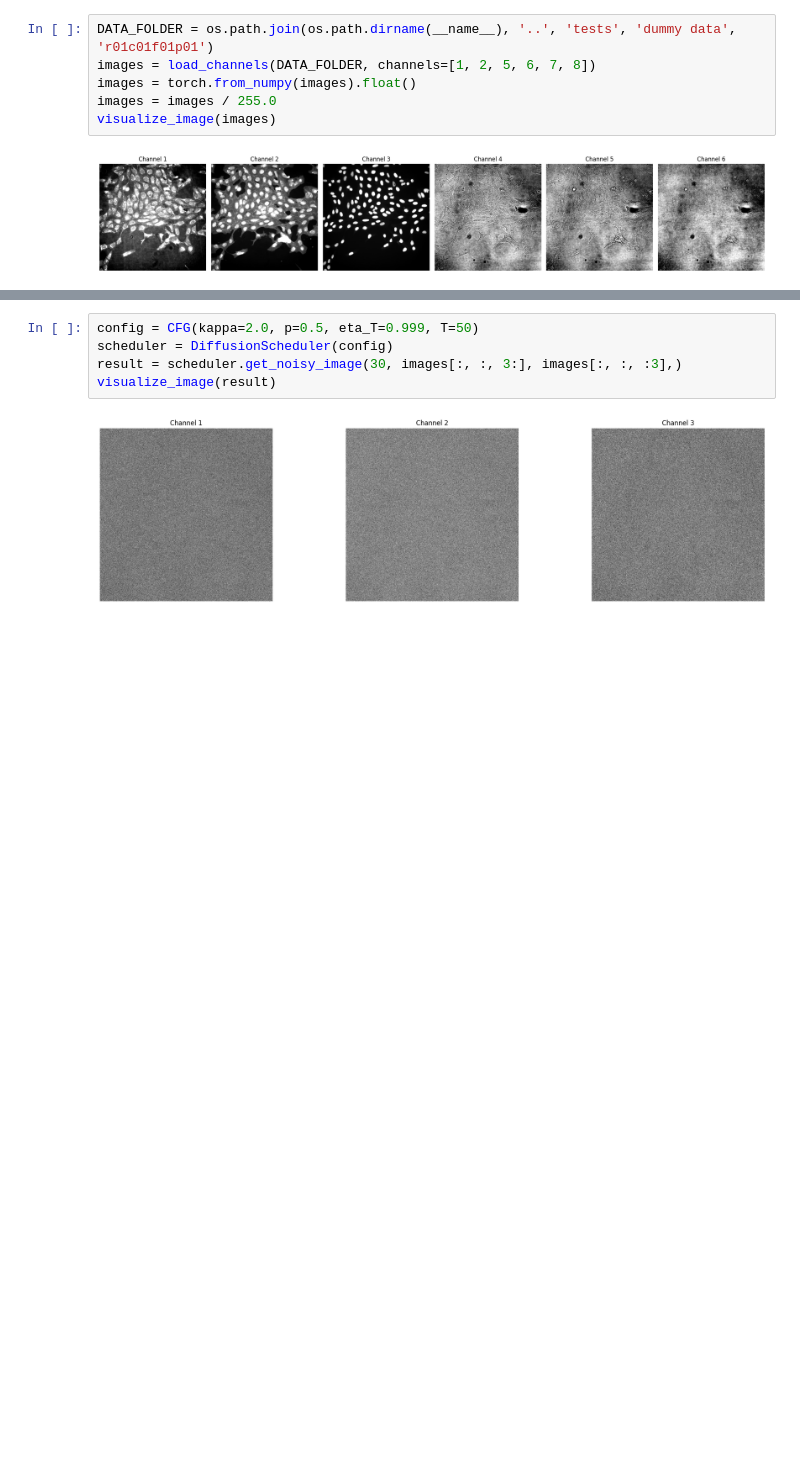
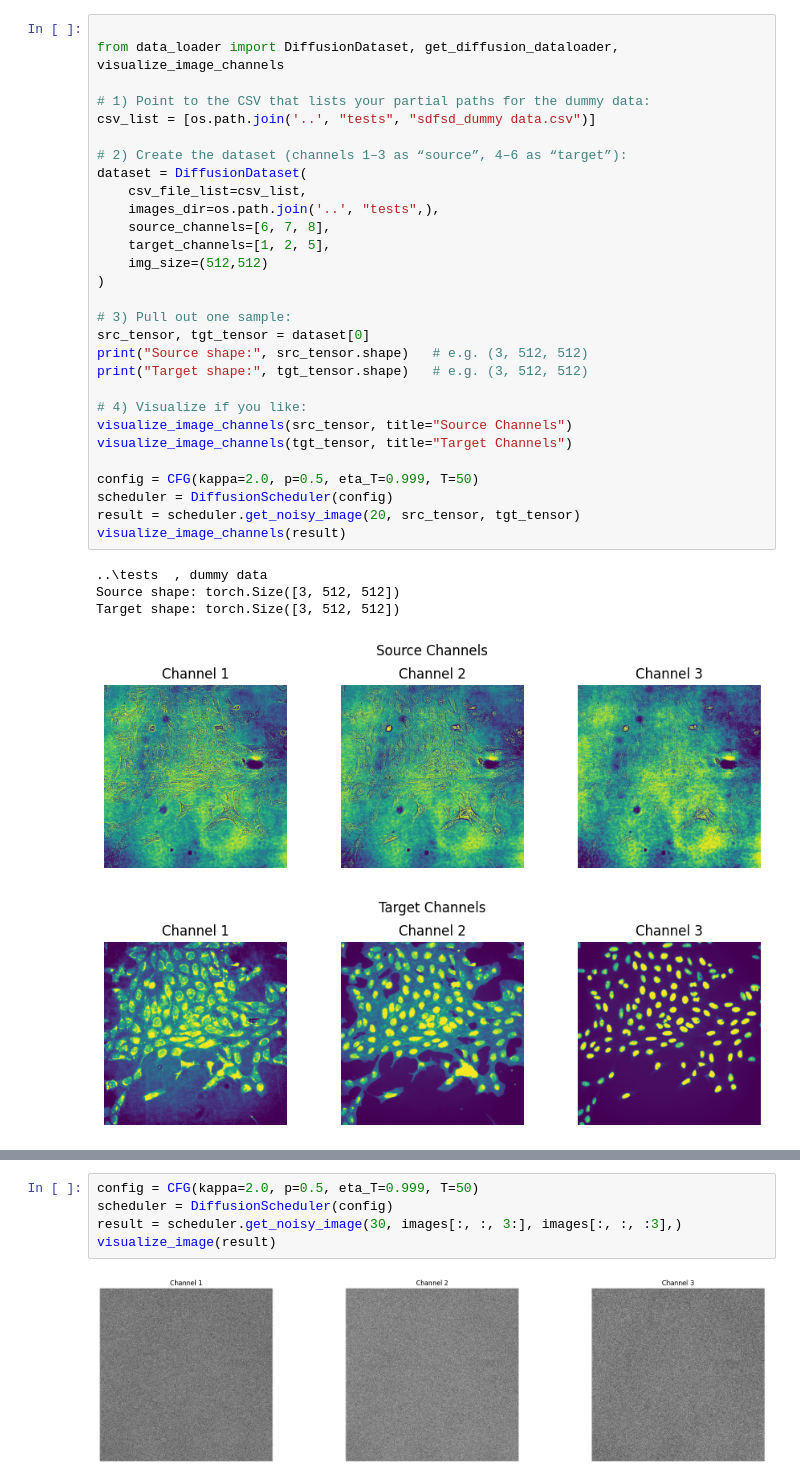
Before and after one commit to Yuchen20/DIS_final_project, a Jupyter notebook: notebooks/data_processing.ipynb, the cells around one changed output, grey strips where cells are left out. Cells and saved outputs as stored; diff of their text form; blank space fills up the shorter version.

Commit message:
added a dataloader

```diff
--- a/notebooks/data_processing.ipynb
+++ b/notebooks/data_processing.ipynb
@@ -7,8 +8,35 @@ from preprocessing import load_channels, visualize_image
 # %%
-DATA_FOLDER = os.path.join(os.path.dirname(__name__), '..', 'tests', 'dummy data', 'r01c01f01p01')
-images = load_channels(DATA_FOLDER, channels=[1, 2, 5, 6, 7, 8])
-images = torch.from_numpy(images).float()
-images = images / 255.0
-visualize_image(images)
+
+from data_loader import DiffusionDataset, get_diffusion_dataloader, visualize_image_channels
+
+# 1) Point to the CSV that lists your partial paths for the dummy data:
+csv_list = [os.path.join('..', "tests", "sdfsd_dummy data.csv")]
+
+# 2) Create the dataset (channels 1–3 as “source”, 4–6 as “target”):
+dataset = DiffusionDataset(
+    csv_file_list=csv_list,
+    images_dir=os.path.join('..', "tests",),
+    source_channels=[6, 7, 8],
+    target_channels=[1, 2, 5],
+    img_size=(512,512)
+)
+
+# 3) Pull out one sample:
+src_tensor, tgt_tensor = dataset[0]
+print("Source shape:", src_tensor.shape)   # e.g. (3, 512, 512)
+print("Target shape:", tgt_tensor.shape)   # e.g. (3, 512, 512)
+
+# 4) Visualize if you like:
+visualize_image_channels(src_tensor, title="Source Channels")
+visualize_image_channels(tgt_tensor, title="Target Channels")
+
+config = CFG(kappa=2.0, p=0.5, eta_T=0.999, T=50)
+scheduler = DiffusionScheduler(config)
+result = scheduler.get_noisy_image(20, src_tensor, tgt_tensor)
+visualize_image_channels(result)
 # %% [output]
+..\tests  , dummy data
+Source shape: torch.Size([3, 512, 512])
+Target shape: torch.Size([3, 512, 512])
-[figure, old version]
+[figure, new version]
+[figure, added]
```
Also changed, not shown: parts of 2 cells of this notebook, 10 other files.
